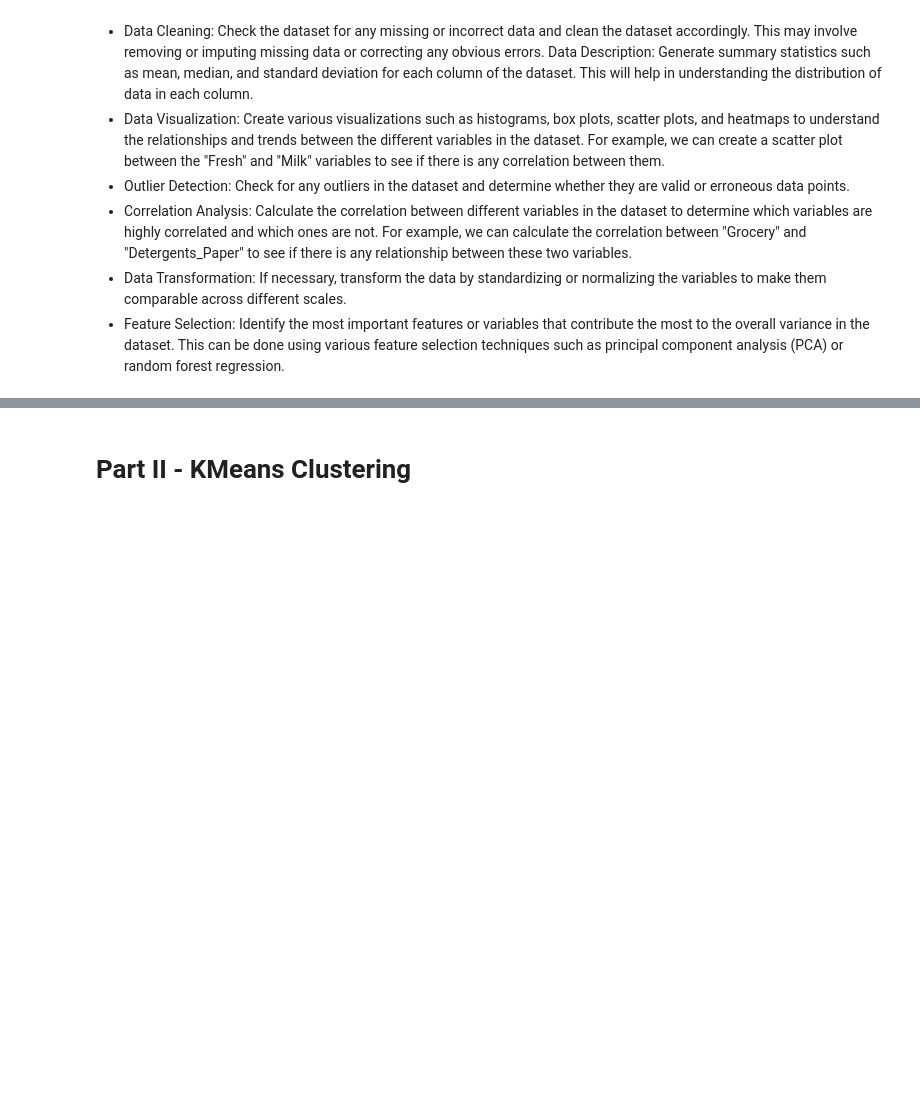
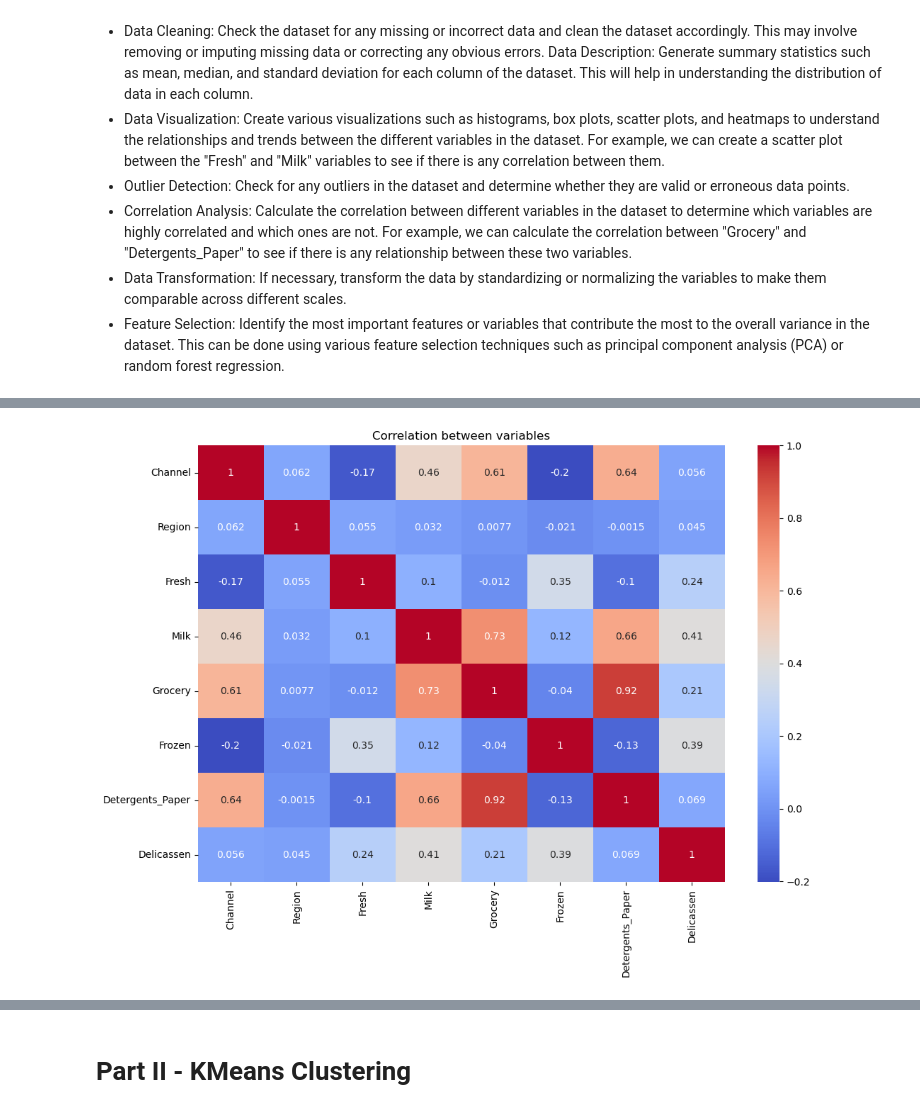
Before and after one commit to Nathan-13/ML-Project-Unsupervised-Learning, a Jupyter notebook: notebook/Unsupervised Learning - Project.ipynb, the cells around one changed output, grey strips where cells are left out. Cells and saved outputs as stored; diff of their text form; code cells hidden in the pictures; blank space fills up the shorter version.

```diff
--- a/notebook/Unsupervised Learning - Project.ipynb
+++ b/notebook/Unsupervised Learning - Project.ipynb
@@ -30,0 +140,9 @@ FileNotFoundError: [Errno 2] No such file or directory: '../data/Wholesale_Data.
+# %%
+# Correlation heatmap between feature variables
+plt.figure(figsize=(12,8))
+corr = sales_df.corr()
+sns.heatmap(corr, annot=True, cmap='coolwarm')
+plt.title('Correlation between variables')
+plt.show()
+# %% [output]
+[figure, added]
```
Also changed, not shown: parts of 51 cells of this notebook.
